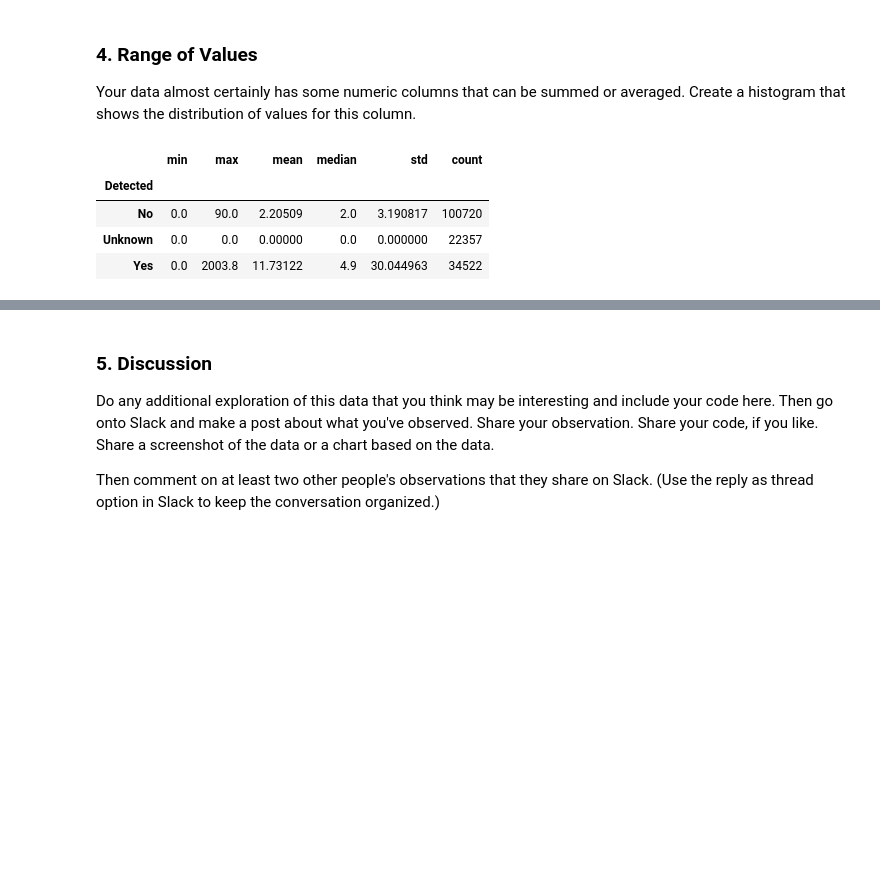
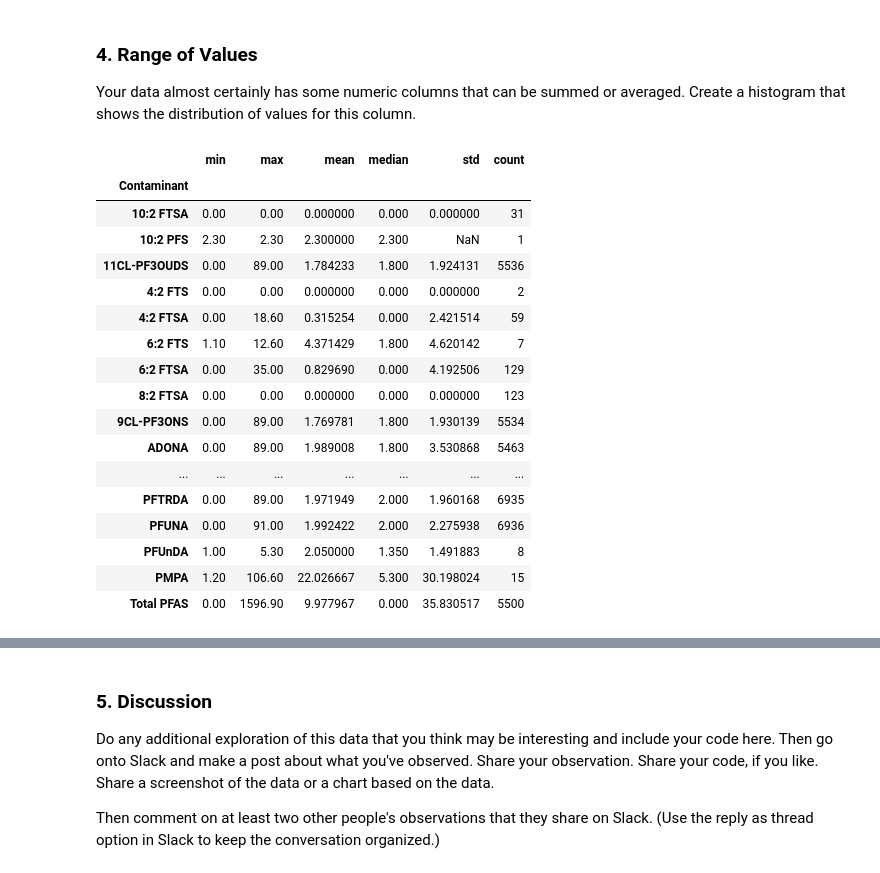
Before and after one commit to Anhvu1995/hds5210-2022, a Jupyter notebook: week13/week13_assignment_2.ipynb, the cells around one changed output, grey strips where cells are left out. Saved outputs shown, nothing was run; the diff lists cells and outputs as text; code cells hidden in the pictures; blank space fills up the shorter version.

```diff
--- a/week13/week13_assignment_2.ipynb
+++ b/week13/week13_assignment_2.ipynb
@@ -84,15 +84,28 @@ Your data almost certainly has some numeric columns that can be summed or averag
 # %%
 no_na = data['Concentration (ng/L)'] == '-'
 data = data[~no_na]
 
-contaminant = data.groupby('Detected')
+contaminant = data.groupby('Contaminant')
 data['Concentration (ng/L)'] = pd.to_numeric(data['Concentration (ng/L)'])
 
 contaminant['Concentration (ng/L)'].agg(['min','max','mean','median','std','count'])
 # %% [output]
 |  | min | max | mean | median | std | count |
-| Detected |  |  |  |  |  |  |
-| No | 0.0 | 90.0 | 2.20509 | 2.0 | 3.190817 | 100720 |
-| Unknown | 0.0 | 0.0 | 0.00000 | 0.0 | 0.000000 | 22357 |
-| Yes | 0.0 | 2003.8 | 11.73122 | 4.9 | 30.044963 | 34522 |
+| Contaminant |  |  |  |  |  |  |
+| 10:2 FTSA | 0.00 | 0.00 | 0.000000 | 0.000 | 0.000000 | 31 |
+| 10:2 PFS | 2.30 | 2.30 | 2.300000 | 2.300 | NaN | 1 |
+| 11CL-PF3OUDS | 0.00 | 89.00 | 1.784233 | 1.800 | 1.924131 | 5536 |
+| 4:2 FTS | 0.00 | 0.00 | 0.000000 | 0.000 | 0.000000 | 2 |
+| 4:2 FTSA | 0.00 | 18.60 | 0.315254 | 0.000 | 2.421514 | 59 |
+| 6:2 FTS | 1.10 | 12.60 | 4.371429 | 1.800 | 4.620142 | 7 |
+| 6:2 FTSA | 0.00 | 35.00 | 0.829690 | 0.000 | 4.192506 | 129 |
+| 8:2 FTSA | 0.00 | 0.00 | 0.000000 | 0.000 | 0.000000 | 123 |
+| 9CL-PF3ONS | 0.00 | 89.00 | 1.769781 | 1.800 | 1.930139 | 5534 |
+| ADONA | 0.00 | 89.00 | 1.989008 | 1.800 | 3.530868 | 5463 |
+| ... | ... | ... | ... | ... | ... | ... |
+| PFTRDA | 0.00 | 89.00 | 1.971949 | 2.000 | 1.960168 | 6935 |
+| PFUNA | 0.00 | 91.00 | 1.992422 | 2.000 | 2.275938 | 6936 |
+| PFUnDA | 1.00 | 5.30 | 2.050000 | 1.350 | 1.491883 | 8 |
+| PMPA | 1.20 | 106.60 | 22.026667 | 5.300 | 30.198024 | 15 |
+| Total PFAS | 0.00 | 1596.90 | 9.977967 | 0.000 | 35.830517 | 5500 |
 # %%
```
Also changed, not shown: parts of 1 cell of this notebook.
